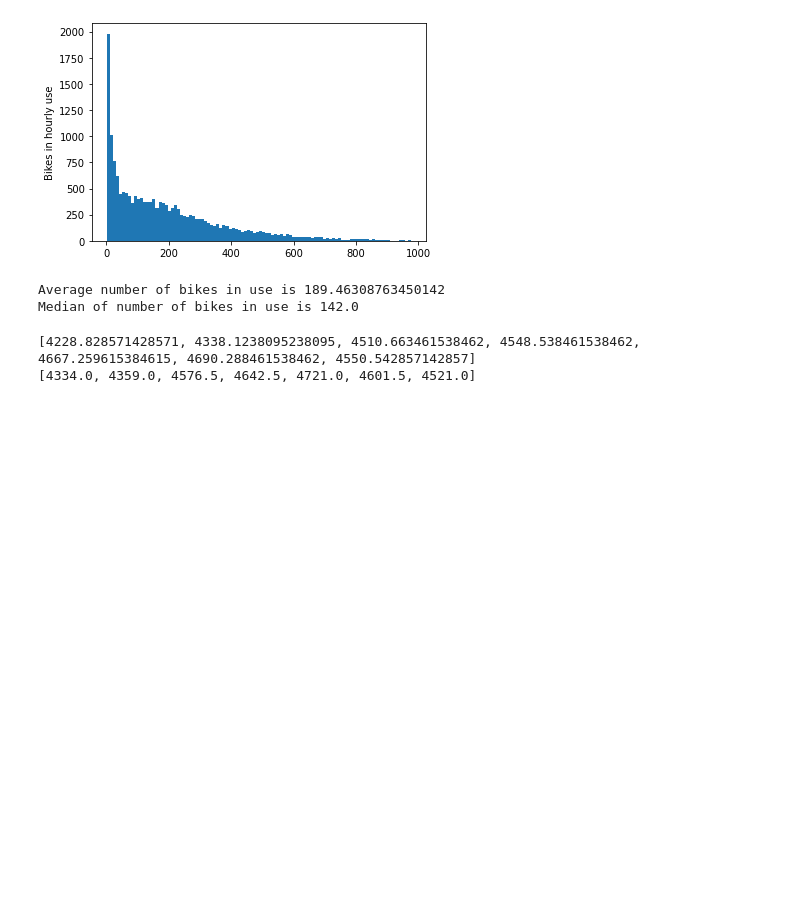
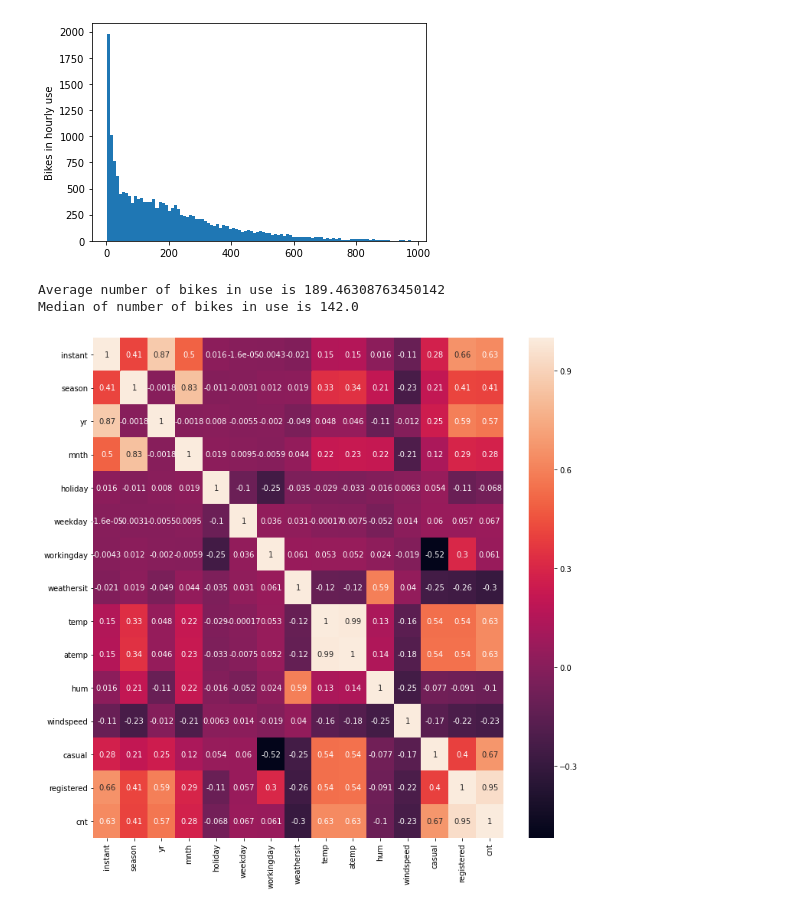
Before and after one commit to Zygfrydiens/Bike, a Jupyter notebook: Untitled.ipynb, the cells around one changed output. Drawn from its saved outputs; the diff is of its cells as text; code cells hidden in the pictures; blank space fills up the shorter version.

```diff
--- a/Untitled.ipynb
+++ b/Untitled.ipynb
@@ -102,14 +94,9 @@ print("Average number of bikes in use is {} \nMedian of number of bikes in use i
 [figure]
 Average number of bikes in use is 189.46308763450142
 Median of number of bikes in use is 142.0
-# %%
-daily_averages = []
-daily_medians = []
-for weekday in weekdays:
-    daily_averages.append(df2['cnt'][weekday_id==weekday].mean())
-    daily_medians.append(df2['cnt'][weekday_id==weekday].median())
-print(daily_averages)
-print(daily_medians)
-# %% [output]
-[4228.828571428571, 4338.1238095238095, 4510.663461538462, 4548.538461538462, 4667.259615384615, 4690.288461538462, 4550.542857142857]
-[4334.0, 4359.0, 4576.5, 4642.5, 4721.0, 4601.5, 4521.0]
+# %%
+plt.figure(figsize=(12,12))
+sns.heatmap(df2.corr(),annot=True) # df2.corr() makes a correlation matrix, sns.heatmap creates heatmap of values
+plt.show()
+# %% [output]
+[figure, added]
```
Also changed, not shown: parts of 48 cells of this notebook.
